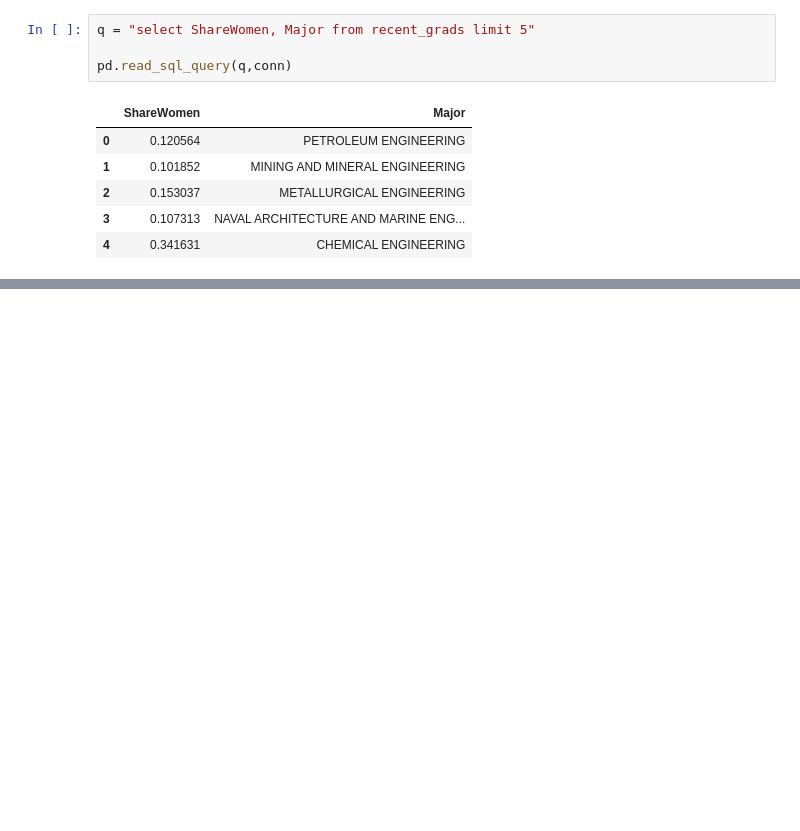
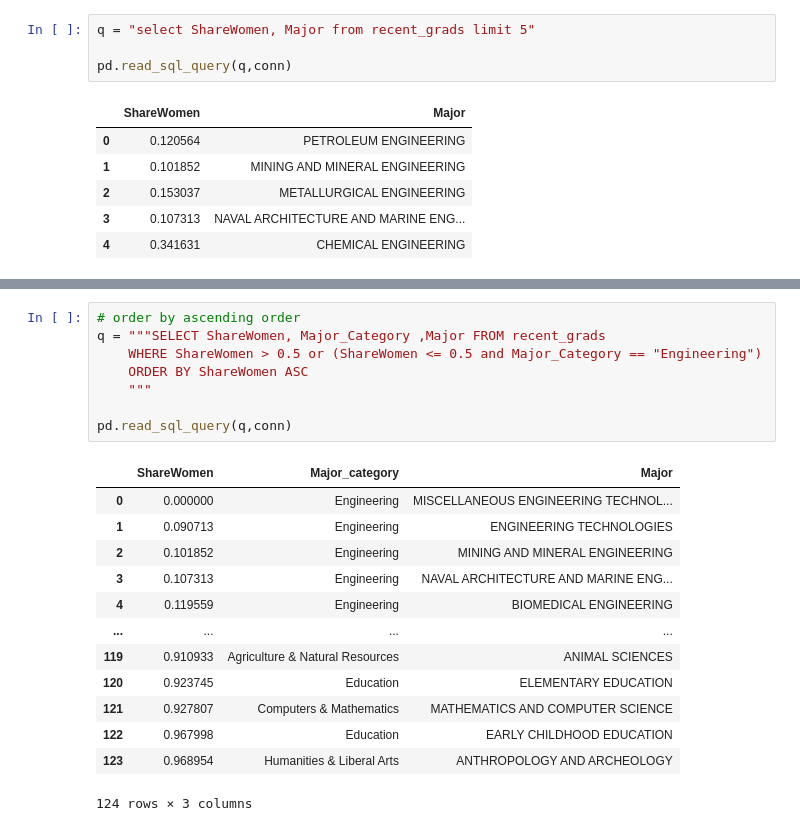
Before and after one commit to MoeedKhan-AMK/Applied-Data-Science, a Jupyter notebook: SQL/SQL Class_1 13th Sept/sqlite_class_1.ipynb, the cells around one changed output, grey strips where cells are left out. Drawn from its saved outputs; the diff is of its cells as text; blank space fills up the shorter version.

```diff
--- a/SQL/SQL Class_1 13th Sept/sqlite_class_1.ipynb
+++ b/SQL/SQL Class_1 13th Sept/sqlite_class_1.ipynb
@@ -61,0 +129,22 @@ pd.read_sql_query(q,conn)
+# %%
+# order by ascending order
+q = """SELECT ShareWomen, Major_Category ,Major FROM recent_grads
+    WHERE ShareWomen > 0.5 or (ShareWomen <= 0.5 and Major_Category == "Engineering")
+    ORDER BY ShareWomen ASC
+    """
+
+pd.read_sql_query(q,conn)
+# %% [output]
+|  | ShareWomen | Major_category | Major |
+| 0 | 0.000000 | Engineering | MISCELLANEOUS ENGINEERING TECHNOL... |
+| 1 | 0.090713 | Engineering | ENGINEERING TECHNOLOGIES |
+| 2 | 0.101852 | Engineering | MINING AND MINERAL ENGINEERING |
+| 3 | 0.107313 | Engineering | NAVAL ARCHITECTURE AND MARINE ENG... |
+| 4 | 0.119559 | Engineering | BIOMEDICAL ENGINEERING |
+| ... | ... | ... | ... |
+| 119 | 0.910933 | Agriculture & Natural Resources | ANIMAL SCIENCES |
+| 120 | 0.923745 | Education | ELEMENTARY EDUCATION |
+| 121 | 0.927807 | Computers & Mathematics | MATHEMATICS AND COMPUTER SCIENCE |
+| 122 | 0.967998 | Education | EARLY CHILDHOOD EDUCATION |
+| 123 | 0.968954 | Humanities & Liberal Arts | ANTHROPOLOGY AND ARCHEOLOGY |
+124 rows × 3 columns
```
Also changed, not shown: parts of 24 cells of this notebook.
